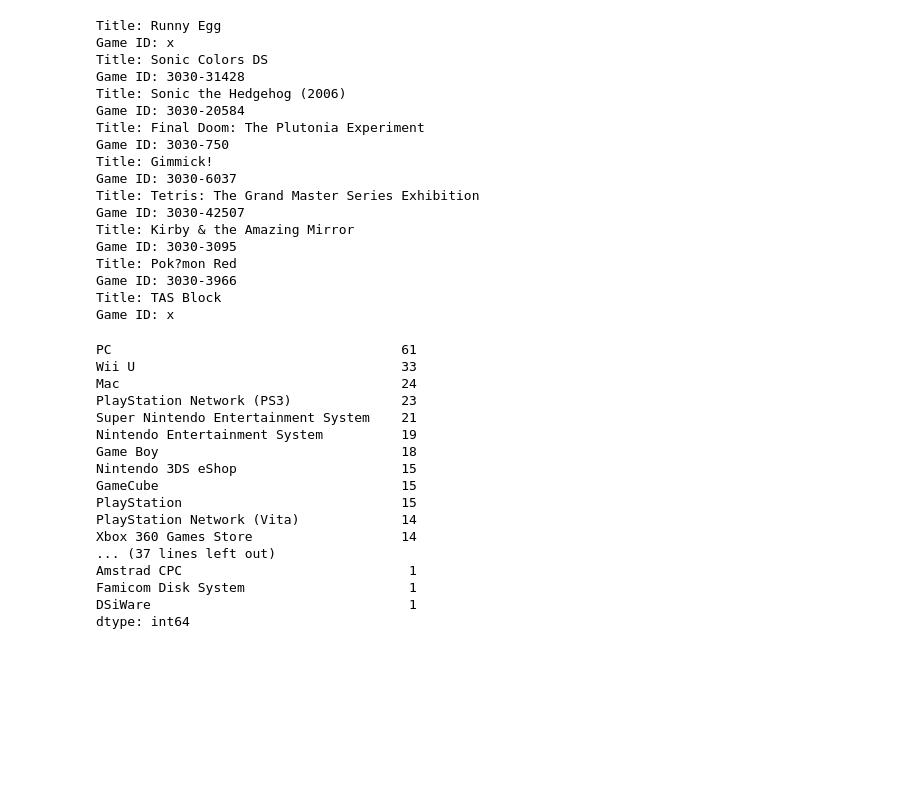
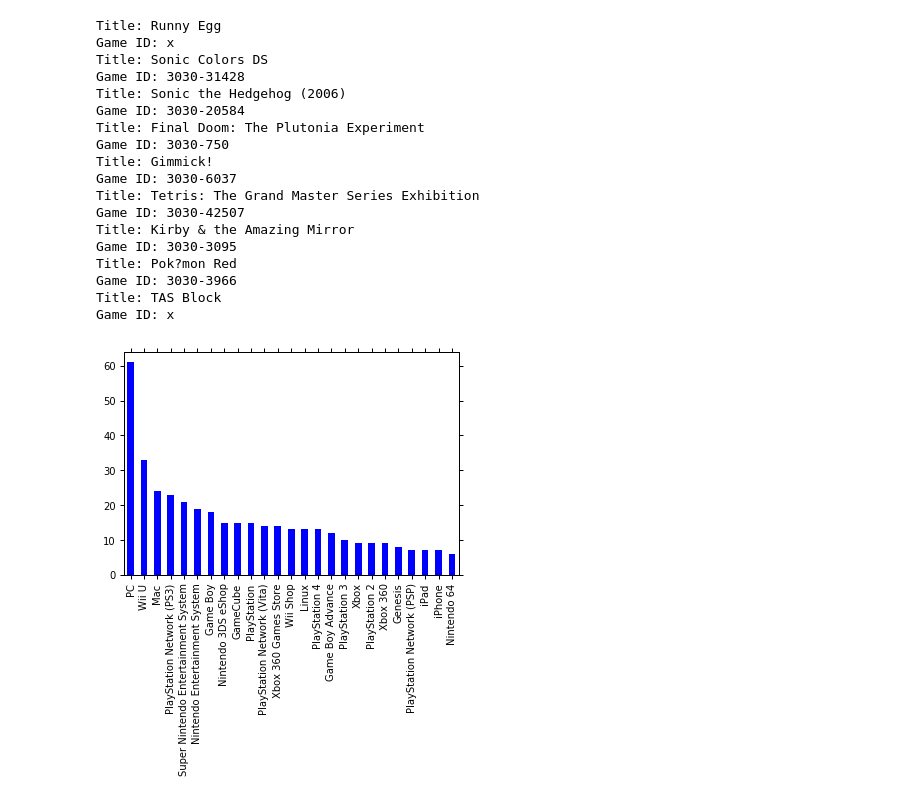
Before and after one commit to bcongdon/Data-Science-Projects, a Jupyter notebook: SGDQ Schedule Analysis.ipynb, the cells around one changed output. Cells and saved outputs as stored; diff of their text form; code cells hidden in the pictures; blank space fills up the shorter version.

```diff
--- a/SGDQ Schedule Analysis.ipynb
+++ b/SGDQ Schedule Analysis.ipynb
@@ -124,32 +124,19 @@ Game ID: x
 actual_games = [x for x in games if x['data']]
 with open("games_list.txt", "w+") as f:
     for game in actual_games:
-        f.write(json.dumps(game))
+        f.write(json.dumps(game) + "\n")
 # %%
 import numpy as np
 import pandas as pd
 import matplotlib.pyplot as plt
+%matplotlib inline
+
 platforms = list()
 for game in actual_games:
     if 'platforms' in game['data'] and game['data']['platforms']:
         platforms += ([x['name'] for x in game['data']['platforms']])
 platforms = pd.Series(platforms)
-platforms.value_counts()
+platforms.value_counts()[:25].plot(kind='bar')
+plt.savefig('platforms.png')
 # %% [output]
-PC                                     61
-Wii U                                  33
-Mac                                    24
-PlayStation Network (PS3)              23
-Super Nintendo Entertainment System    21
-Nintendo Entertainment System          19
-Game Boy                               18
-Nintendo 3DS eShop                     15
-GameCube                               15
-PlayStation                            15
-PlayStation Network (Vita)             14
-Xbox 360 Games Store                   14
-... (37 lines left out)
-Amstrad CPC                             1
-Famicom Disk System                     1
-DSiWare                                 1
-dtype: int64
+[figure, added]
```
Also changed, not shown: parts of 2 cells of this notebook.
